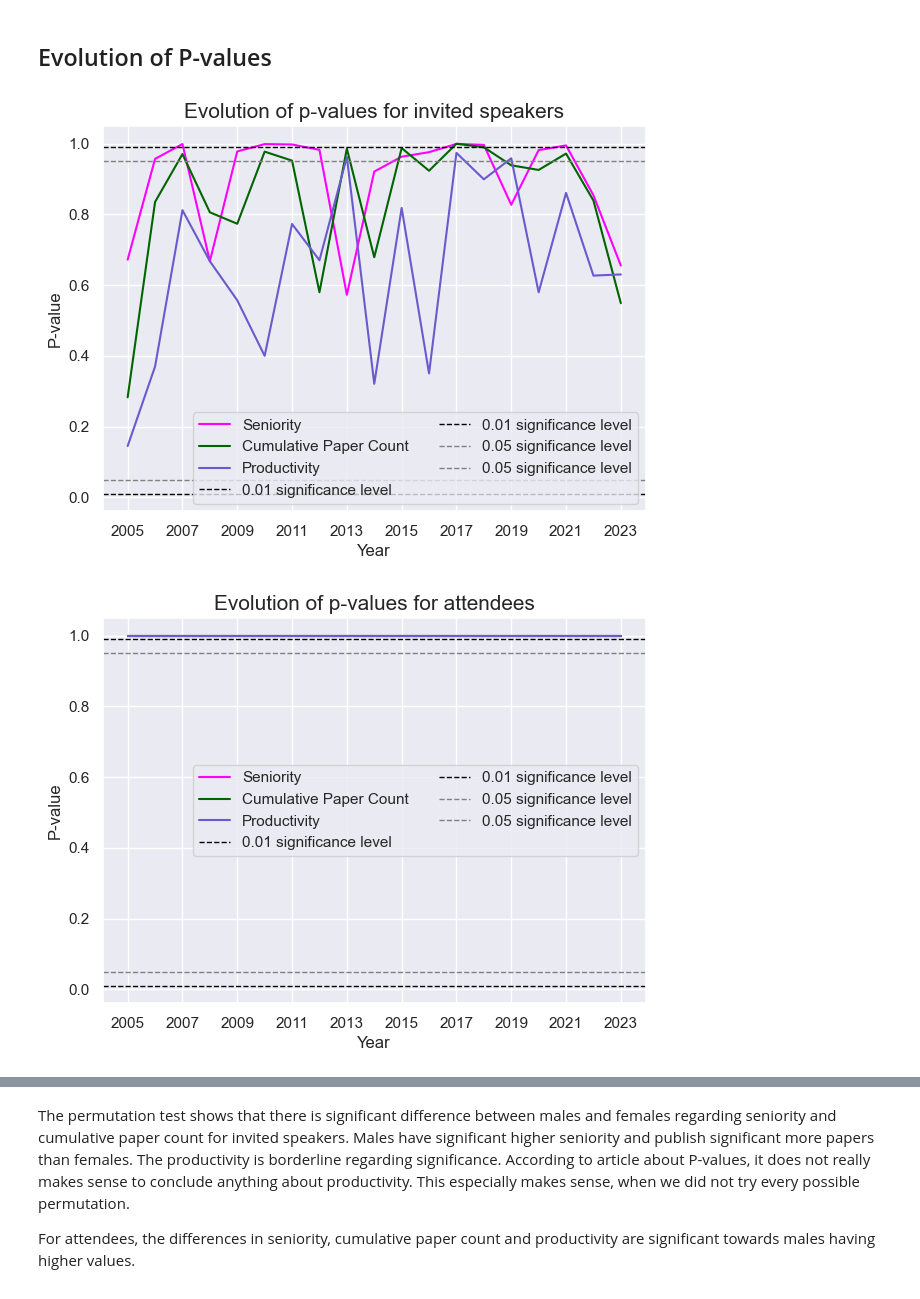
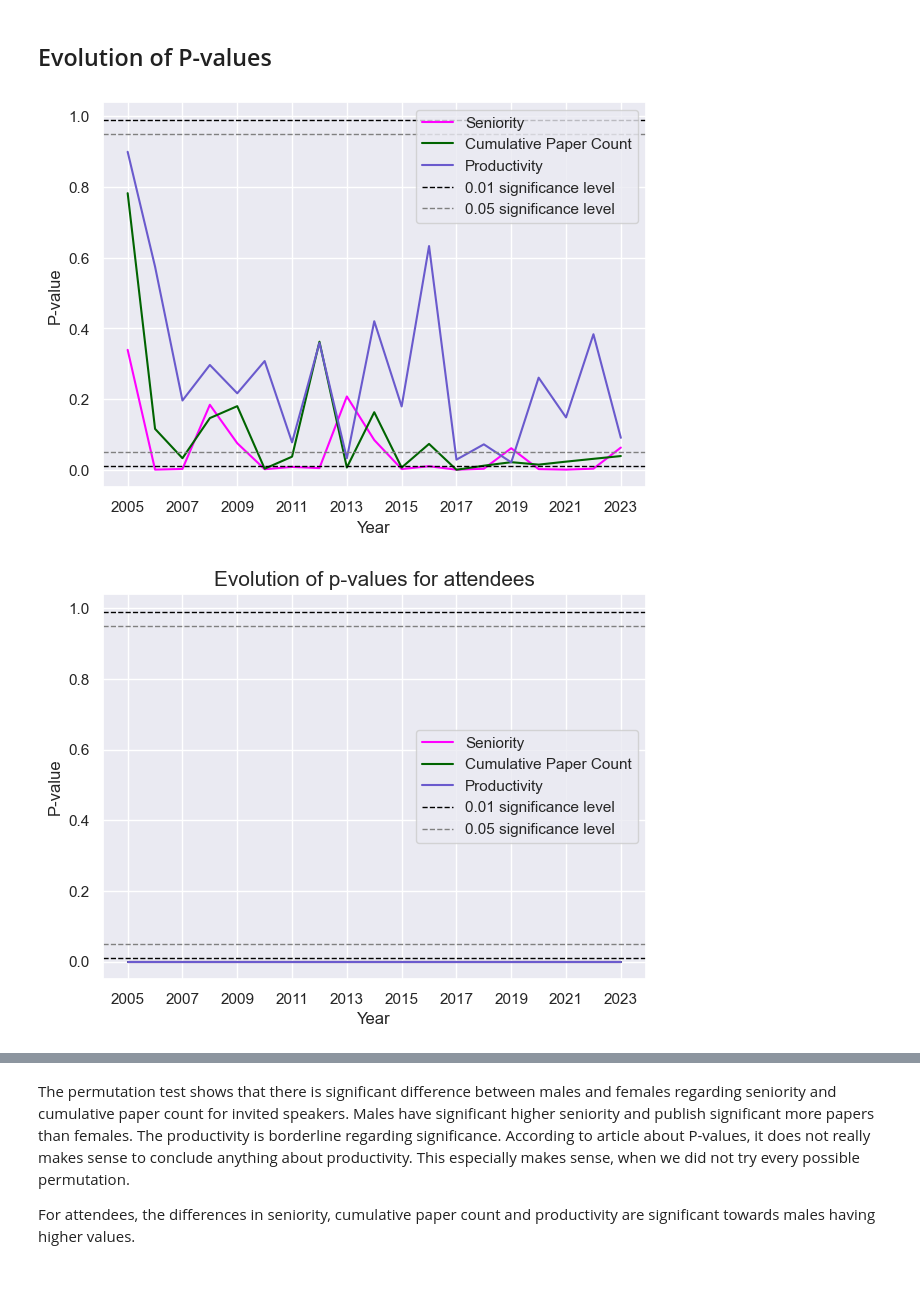
Before and after one commit to EllenWM/Evolution-of-Gender-Diversity-in-Physics-Conferences, a Jupyter notebook: PermutationTest.ipynb, the cells around one changed output, grey strips where cells are left out. Saved outputs shown, nothing was run; the diff lists cells and outputs as text; code cells hidden in the pictures.

```diff
--- a/PermutationTest.ipynb
+++ b/PermutationTest.ipynb
@@ -333,8 +304,8 @@ There are significant differences between invited speakers and attendees, with i
 ## Evolution of P-values
 # %%
 #permutate gender
-delta_yearlyPerm_inv, yearlyPermutation_dict_inv = yearlyPermutationTest(invited, 'Gender', ['Male', 'Female'], ['Seniority', 'CumulativePaperCount', 'Productivity'], 10000)
-delta_yearlyPerm_att, yearlyPermutation_dict_att = yearlyPermutationTest(attendees, 'Gender', ['Male', 'Female'], ['Seniority', 'CumulativePaperCount', 'Productivity'], 10000)
+delta_yearlyPerm_inv, yearlyPermutation_dict_inv = yearlyPermutationTest(invited, 'Gender', ['Female', 'Male'], ['Seniority', 'CumulativePaperCount', 'Productivity'], 10000)
+delta_yearlyPerm_att, yearlyPermutation_dict_att = yearlyPermutationTest(attendees, 'Gender', ['Female', 'Male'], ['Seniority', 'CumulativePaperCount', 'Productivity'], 10000)
 # %%
 #permutate session type
 delta_yearlyPermSessType_all, yearlyPermutation_dict_sessTypeAll = yearlyPermutationTest(researchers, 'SessionType', ['invited', 'attendee'], ['Seniority', 'CumulativePaperCount', 'Productivity'], 10000)
@@ -370,35 +343,35 @@ years = invited.Year.unique().tolist()
 # %%
 sns.lineplot(data = yearlyP_value_inv, x = 'Year', y = 'Seniority', color = 'magenta', label = 'Seniority')
 sns.lineplot(data = yearlyP_value_inv, x = 'Year', y = 'CumulativePaperCount', color = 'darkgreen', label = 'Cumulative Paper Count')
 sns.lineplot(data = yearlyP_value_inv, x = 'Year', y = 'Productivity', color = 'slateblue', label = 'Productivity')
 plt.axhline(y=0.01, color = 'black', linewidth=1, label = '0.01 significance level').set_linestyle("--")
-plt.axhline(y=0.99, color = 'black', linewidth=1, label = '0.01 significance level').set_linestyle("--")
+plt.axhline(y=0.99, color = 'black', linewidth=1).set_linestyle("--")
 plt.axhline(y=0.05, color = 'grey', linewidth=1, label = '0.05 significance level').set_linestyle("--")
-plt.axhline(y=0.95, color = 'grey', linewidth=1, label = '0.05 significance level').set_linestyle("--")
-plt.legend(ncol = 2)
+plt.axhline(y=0.95, color = 'grey', linewidth=1).set_linestyle("--")
+plt.legend(loc = 'upper right')
 plt.xticks(np.arange(min(years), max(years)+1, 2.0))
 plt.ylabel('P-value', fontsize=12)
-plt.title("Evolution of p-values for invited speakers", fontsize = 15)
+#plt.title("Evolution of p-values for invited speakers", fontsize = 15)
 plt.savefig("Figures/pValues_evolution", bbox_inches='tight')
 plt.show()
 # %% [output]
-[figure, old version]
+[figure, new version]
 # %%
 sns.lineplot(data = yearlyP_value_att, x = 'Year', y = 'Seniority', color = 'magenta', label = 'Seniority')
 sns.lineplot(data = yearlyP_value_att, x = 'Year', y = 'CumulativePaperCount', color = 'darkgreen', label = 'Cumulative Paper Count')
 sns.lineplot(data = yearlyP_value_att, x = 'Year', y = 'Productivity', color = 'slateblue', label = 'Productivity')
 plt.axhline(y=0.01, color = 'black', linewidth=1, label = '0.01 significance level').set_linestyle("--")
-plt.axhline(y=0.99, color = 'black', linewidth=1, label = '0.01 significance level').set_linestyle("--")
+plt.axhline(y=0.99, color = 'black', linewidth=1).set_linestyle("--")
 plt.axhline(y=0.05, color = 'grey', linewidth=1, label = '0.05 significance level').set_linestyle("--")
-plt.axhline(y=0.95, color = 'grey', linewidth=1, label = '0.05 significance level').set_linestyle("--")
-plt.legend(ncol = 2)
+plt.axhline(y=0.95, color = 'grey', linewidth=1).set_linestyle("--")
+plt.legend()
 plt.xticks(np.arange(min(years), max(years)+1, 2.0))
 plt.ylabel('P-value', fontsize=12)
 plt.title("Evolution of p-values for attendees", fontsize = 15)
 plt.savefig("Figures/pValues_evolution_att", bbox_inches='tight')
 plt.show()
 # %% [output]
-[figure, old version]
+[figure, new version]
 # %%
 sns.lineplot(data = yearlyP_value_sessType, x = 'Year', y = 'Seniority', color = 'magenta', label = 'Seniority')
 sns.lineplot(data = yearlyP_value_sessType, x = 'Year', y = 'CumulativePaperCount', color = 'darkgreen', label = 'Cumulative Paper Count')
```
Also changed, not shown: parts of 51 cells of this notebook.
